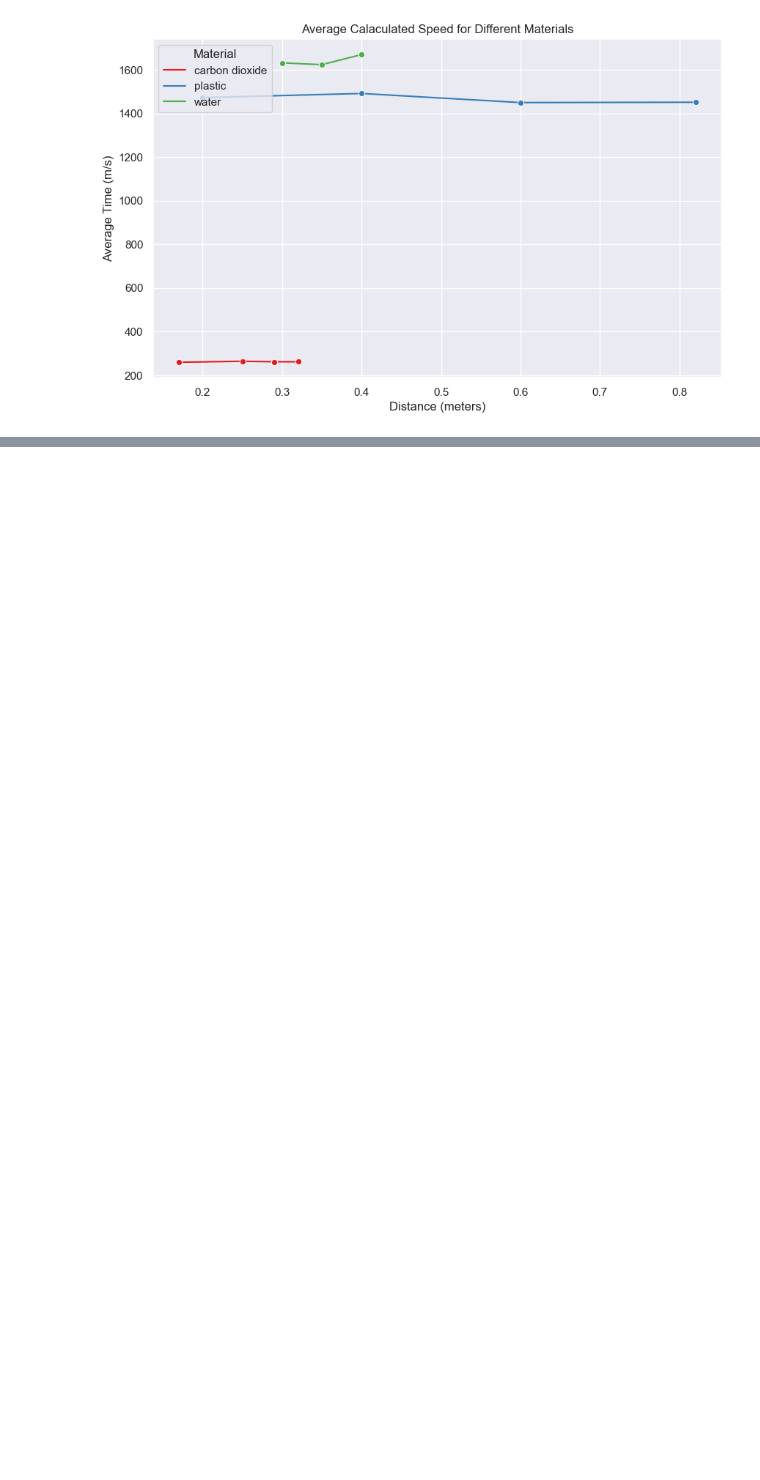
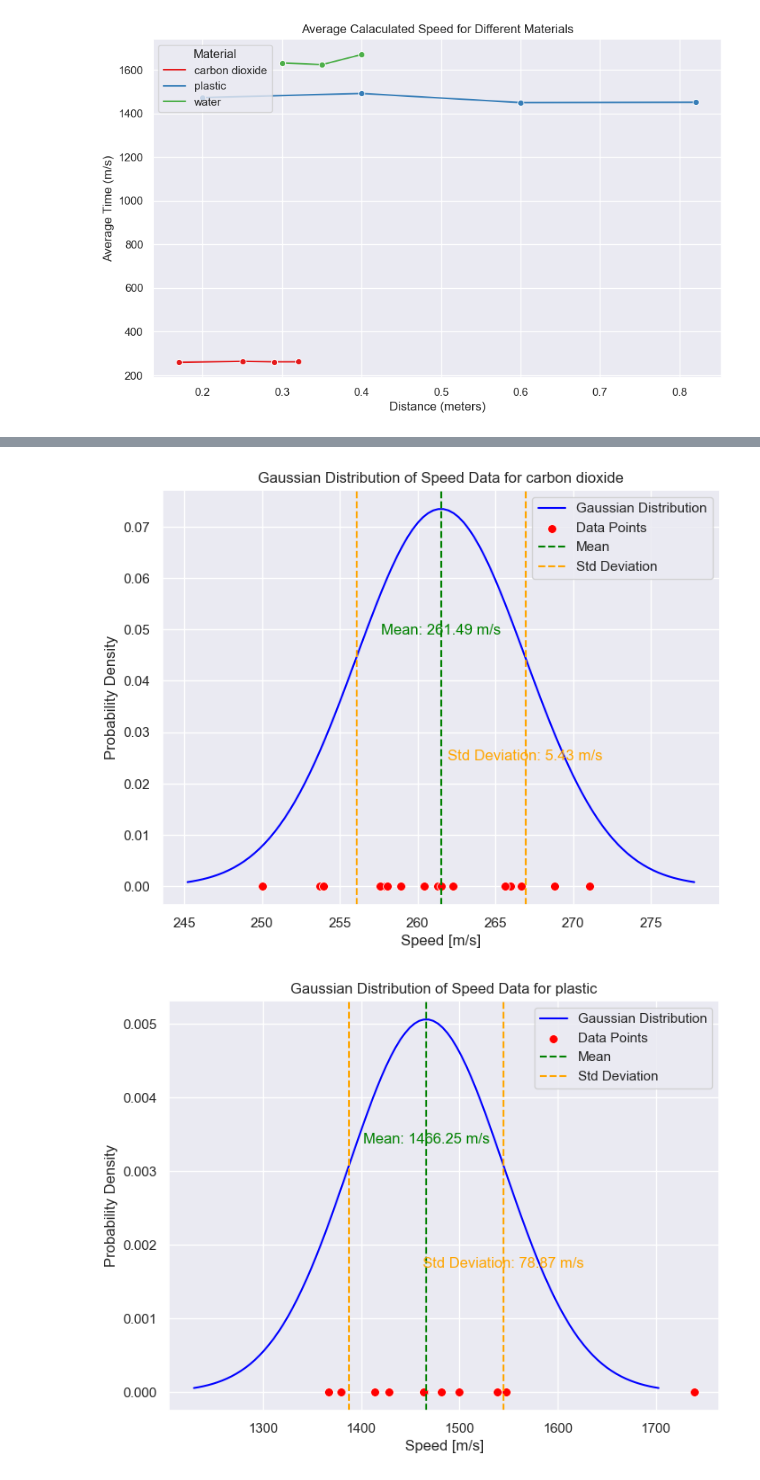
Before and after one commit to HorusXIV/IDAF_Datenanalyse, a Jupyter notebook: Datenanalyse.ipynb, the cells around one changed output, grey strips where cells are left out. Saved outputs shown, nothing was run; the diff lists cells and outputs as text; code cells hidden in the pictures; blank space fills up the shorter version.

```diff
--- a/Datenanalyse.ipynb
+++ b/Datenanalyse.ipynb
@@ -88,7 +78,7 @@ for material in materials:
     sns.stripplot(data=material_df, y='speed', jitter=True, color='black', size=4)
 
     # Set labels and title
-    plt.ylabel('Speed')
+    plt.ylabel('Speed [µs]')
     plt.title(f'calculated speed distribution for {material}')
 
     # Rotate x-axis labels for better readability
@@ -103,0 +94,46 @@ for material in materials:
+# %%
+# Get unique material values
+materials = df['material'].unique()
+
+# Create three separate plots for each material
+for material in materials:
+    material_df = df[df['material'] == material]
+    # Extract speed data in microseconds
+
+    # Calculate the mean and standard deviation of the speed data
+    mean_speed = material_df['speed'].mean()
+    std_deviation_speed = material_df['speed'].std(ddof=0)
+
+    # Create a range of x values for the curve
+    x = np.linspace(mean_speed - 3 * std_deviation_speed, mean_speed + 3 * std_deviation_speed, 100)
+
+    # Create a Gaussian distribution (normal distribution) using the mean and standard deviation
+    gaussian = norm.pdf(x, loc=mean_speed, scale=std_deviation_speed)
+
+    # Plot the Gaussian distribution using Seaborn
+    plt.figure(figsize=(8, 6))
+    sns.lineplot(x=x, y=gaussian, label='Gaussian Distribution', color='blue')
+
+    # Add data points as a scatterplot
+    sns.scatterplot(x=material_df['speed'], y=np.zeros_like(material_df['speed']), label='Data Points', color='red', marker='o', s=50)
+
+    # Plot vertical lines for mean and standard deviation
+    plt.axvline(mean_speed, color='green', linestyle='--', label='Mean')
+    plt.axvline(mean_speed - std_deviation_speed, color='orange', linestyle='--', label='Std Deviation')
+    plt.axvline(mean_speed + std_deviation_speed, color='orange', linestyle='--')
+
+    # Add annotations for mean and standard deviation values
+    upper_half = 2/3 * max(gaussian)
+    lower_half = 1/3 * max(gaussian)
+    plt.annotate(f'Mean: {mean_speed:.2f} m/s', xy=(mean_speed, upper_half), color='green', ha='center')
+    plt.annotate(f'Std Deviation: {std_deviation_speed:.2f} m/s', xy=(mean_speed+std_deviation_speed, lower_half), color='orange', ha='center')
+
+    plt.xlabel('Speed [m/s]')
+    plt.ylabel('Probability Density')
+    plt.title(f'Gaussian Distribution of Speed Data for {material}')
+    plt.legend()
+    plt.grid(True)
+    plt.show()
+# %% [output]
+[figure, added]
+[figure, added]
```
Also changed, not shown: parts of 7 cells of this notebook, 3 other files.
